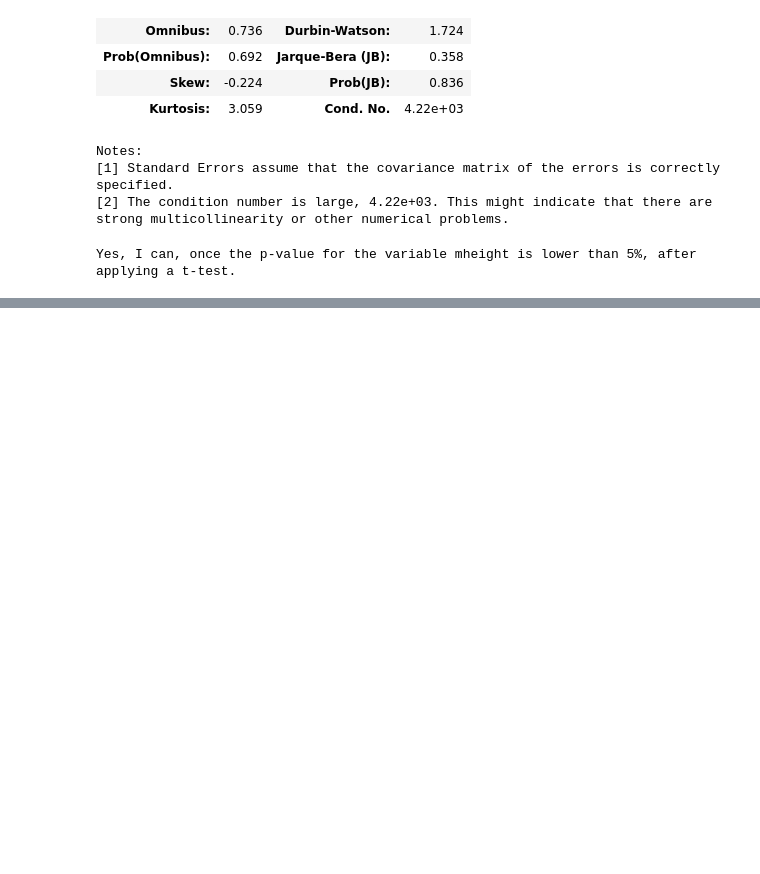
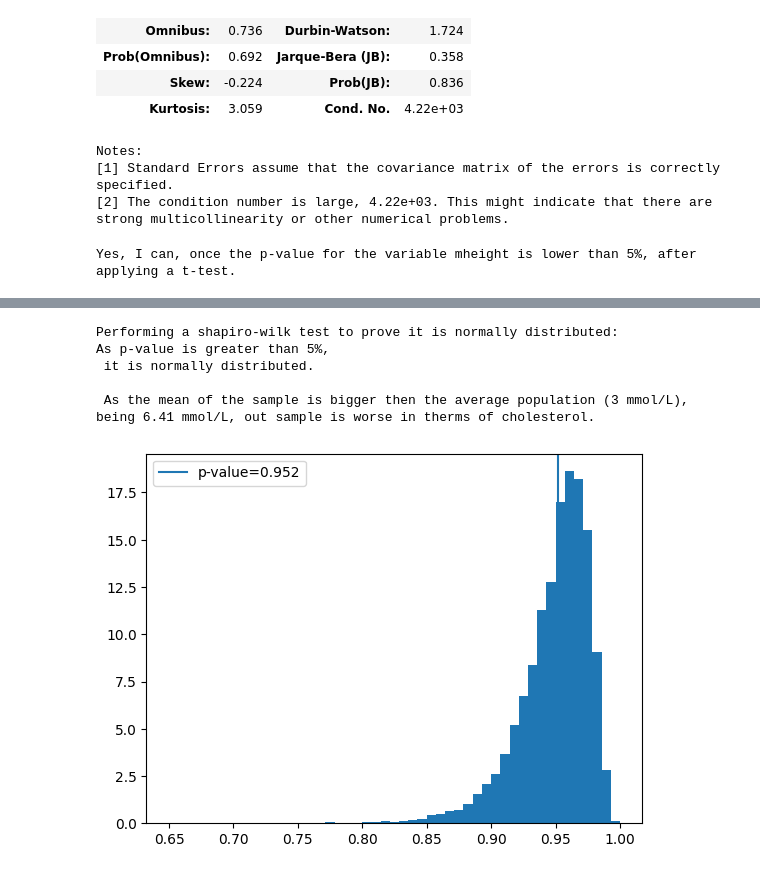
Before and after one commit to jonastieppo/KreativStormTraining, a Jupyter notebook: week3/homework3.ipynb, the cells around one changed output, grey strips where cells are left out. Saved outputs shown, nothing was run; the diff lists cells and outputs as text; code cells hidden in the pictures; blank space fills up the shorter version.

```diff
--- a/week3/homework3.ipynb
+++ b/week3/homework3.ipynb
@@ -8,9 +8,15 @@ import statsmodels.api as sm
 import numpy as np
 import matplotlib.pyplot as plt
 from stats_test import shapiro_test
+from scipy.stats import f_oneway
 from statstests.process import stepwise
+from test_report import test_report
+from scipy.stats import t, zscore
+
 path = os.path.join(os.getcwd(), 'datasets','Birthweight.csv')
 dataset = pd.read_csv(path, sep=',', decimal='.')
+path = os.path.join(os.getcwd(), 'datasets','Cholesterol.csv')
+dataset_cholesterol = pd.read_csv(path, sep=',', decimal='.')
 
 dataset
 # %% [output]
@@ -234,4 +374,19 @@ Q24. Was the diet more effective in the first 4 weeks of use or the last 4 weeks
 # %%
 '''
 Q25. If you know that the average cholesterol concentration in healthy adults is 3 mmol/L, would you consider your sample (N=18) significantly better or worse than average adult population? Justify your answer.
 '''
+print("Performing a shapiro-wilk test to prove it is normally distributed:")
+shapiro_test(dataset_cholesterol['Before'])
+
+print(f'''
+ As the mean of the sample is bigger then the average population (3 mmol/L), being {dataset_cholesterol['Before'].mean():.2f} mmol/L, out sample is worse in therms of cholesterol.
+
+
+''')
+# %% [output]
+Performing a shapiro-wilk test to prove it is normally distributed:
+As p-value is greater than 5%,
+ it is normally distributed.
+
+ As the mean of the sample is bigger then the average population (3 mmol/L), being 6.41 mmol/L, out sample is worse in therms of cholesterol.
+[figure, added]
```
Also changed, not shown: parts of 22 cells of this notebook, 2 other files.
